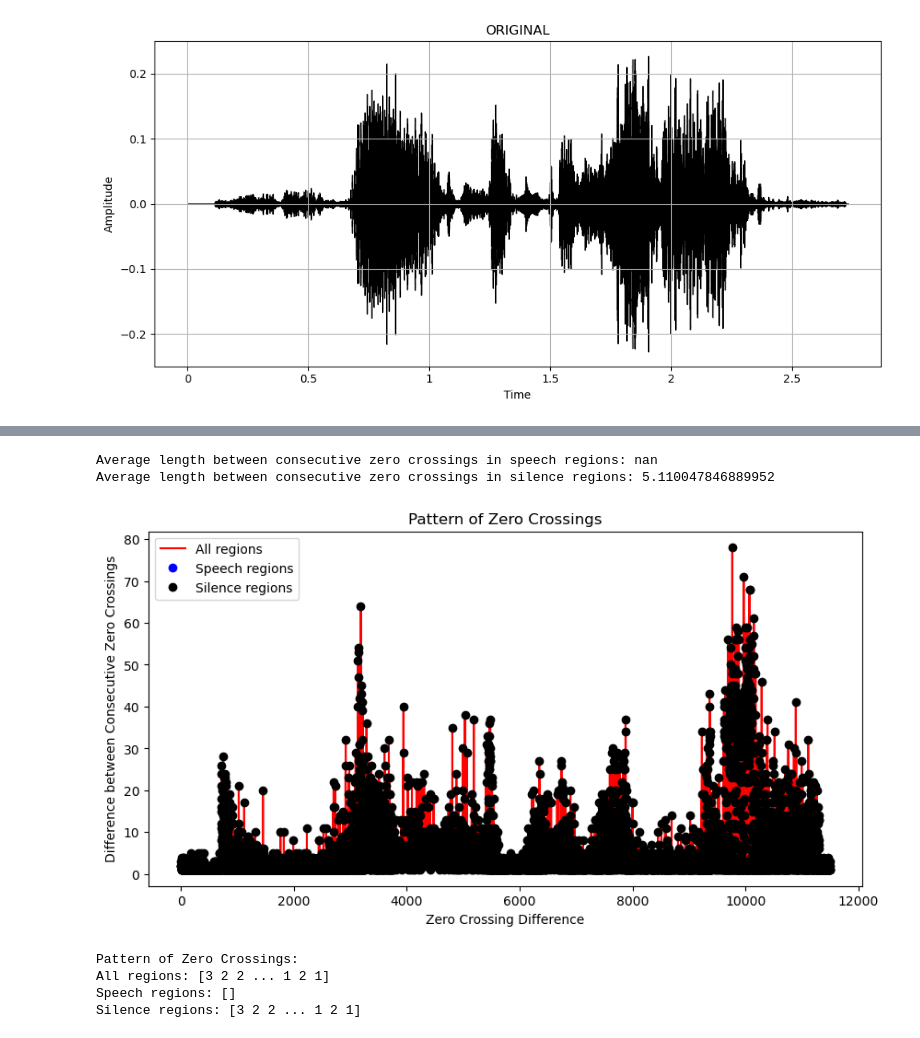
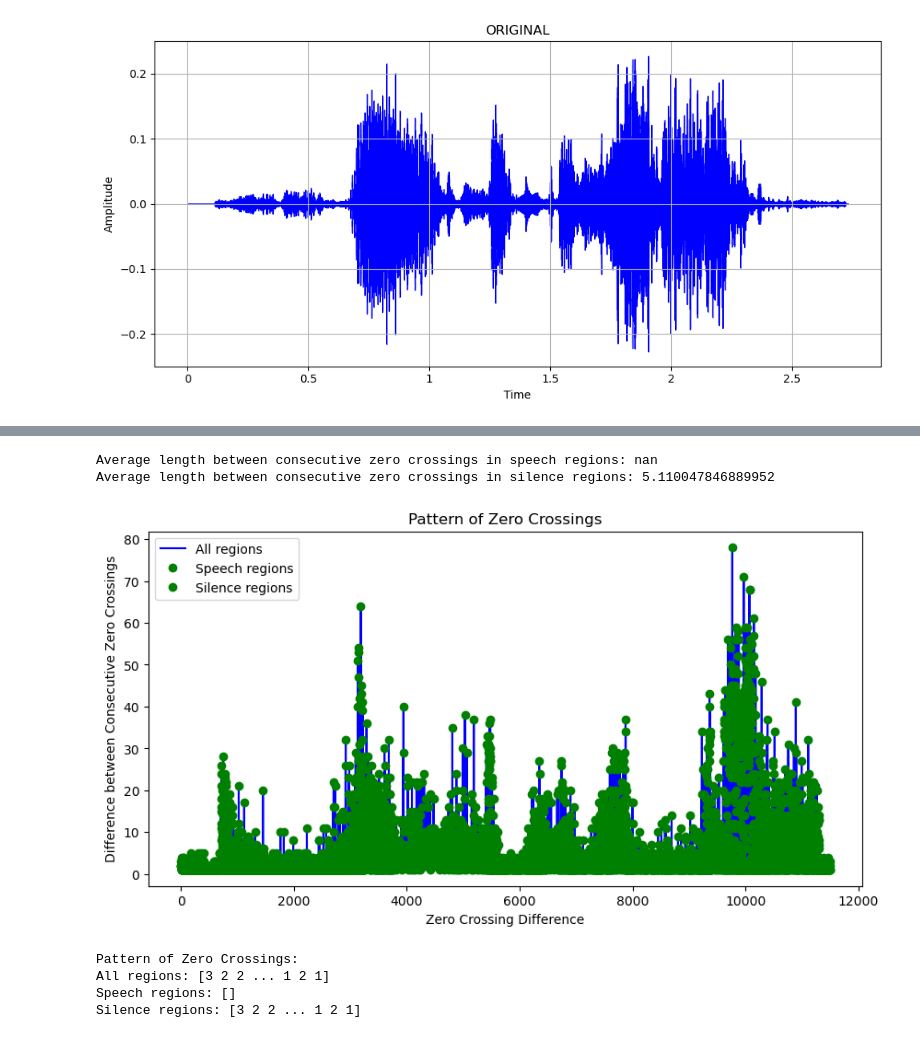
Before and after one commit to vikranth899/AI-in-speech-processing, a Jupyter notebook: 21100_Lab2.ipynb, the cells around one changed output, grey strips where cells are left out. Saved outputs shown, nothing was run; the diff lists cells and outputs as text; code cells hidden in the pictures.

```diff
--- a/21100_Lab2.ipynb
+++ b/21100_Lab2.ipynb
@@ -1,20 +1,19 @@
 # %%
-#A1
-
 import librosa
 import librosa.display
 import matplotlib.pyplot as plt
 import numpy as np
 import IPython.display as ipd
 
-y, sr = librosa.load('Recording.wav')
+audio_file = 'Recording.wav'
+y, sr = librosa.load(audio_file)
+
 derivative_1 = np.diff(y)
 derivative_1 /= np.max(np.abs(derivative_1))
 
 print("Playing First Derivative Signal:")
-
 plt.figure(figsize=(10, 5))
-librosa.display.waveshow(derivative_1, sr=sr,color='black')
+librosa.display.waveshow(derivative_1, sr=sr, color='green')
 plt.title('FIRST DERIVATIVE')
 plt.xlabel('Time')
 plt.ylabel('Amplitude')
@@ -29,22 +28,20 @@ Playing First Derivative Signal:
 [interactive output not drawn]
 # %%
-#ORIGINAL
+
 plt.figure(figsize=(10, 5))
-librosa.display.waveshow(y, sr=sr,color='black')
+librosa.display.waveshow(audio_signal, sr=audio_rate, color='blue')
 plt.title('ORIGINAL')
 plt.xlabel('Time')
 plt.ylabel('Amplitude')
 plt.grid(True)
 plt.tight_layout()
 plt.show()
 
-ipd.Audio(y, rate=sr)
+ipd.Audio(audio_signal, rate=audio_rate)
 # %% [output]
-[figure, old version]
+[figure, new version]
 [interactive output not drawn]
 # %%
-#A2
-
 zero_crossing = np.where(np.diff(np.sign(derivative_1)))[0]
 diff = np.diff(zero_crossing)
 threshold = 1000
@@ -58,9 +55,9 @@ print("Average length between consecutive zero crossings in speech regions:", av
 print("Average length between consecutive zero crossings in silence regions:", avg_length_silence)
 
 plt.figure(figsize=(10, 5))
-plt.plot(diff, label='All regions',color = 'red')
-plt.plot(np.arange(len(speech_regions)), speech_regions, 'ro', label='Speech regions',color = 'blue')
-plt.plot(np.arange(len(speech_regions), len(speech_regions) + len(silence_regions)), silence_regions, 'bo', label='Silence regions',color = 'black')
+plt.plot(diff, label='All regions', color='blue')
+plt.plot(np.arange(len(speech_regions)), speech_regions, 'ro', label='Speech regions', color='green')
+plt.plot(np.arange(len(speech_regions), len(speech_regions) + len(silence_regions)), silence_regions, 'bo', label='Silence regions', color='green')
 plt.title('Pattern of Zero Crossings')
 plt.xlabel('Zero Crossing Difference')
 plt.ylabel('Difference between Consecutive Zero Crossings')
@@ -74,7 +71,7 @@ print("Silence regions:", silence_regions)
 # %% [output]
 Average length between consecutive zero crossings in speech regions: nan
 Average length between consecutive zero crossings in silence regions: 5.110047846889952
-[figure, old version]
+[figure, new version]
 Pattern of Zero Crossings:
 All regions: [3 2 2 ... 1 2 1]
 Speech regions: []
```
Also changed, not shown: parts of 4 cells of this notebook.
